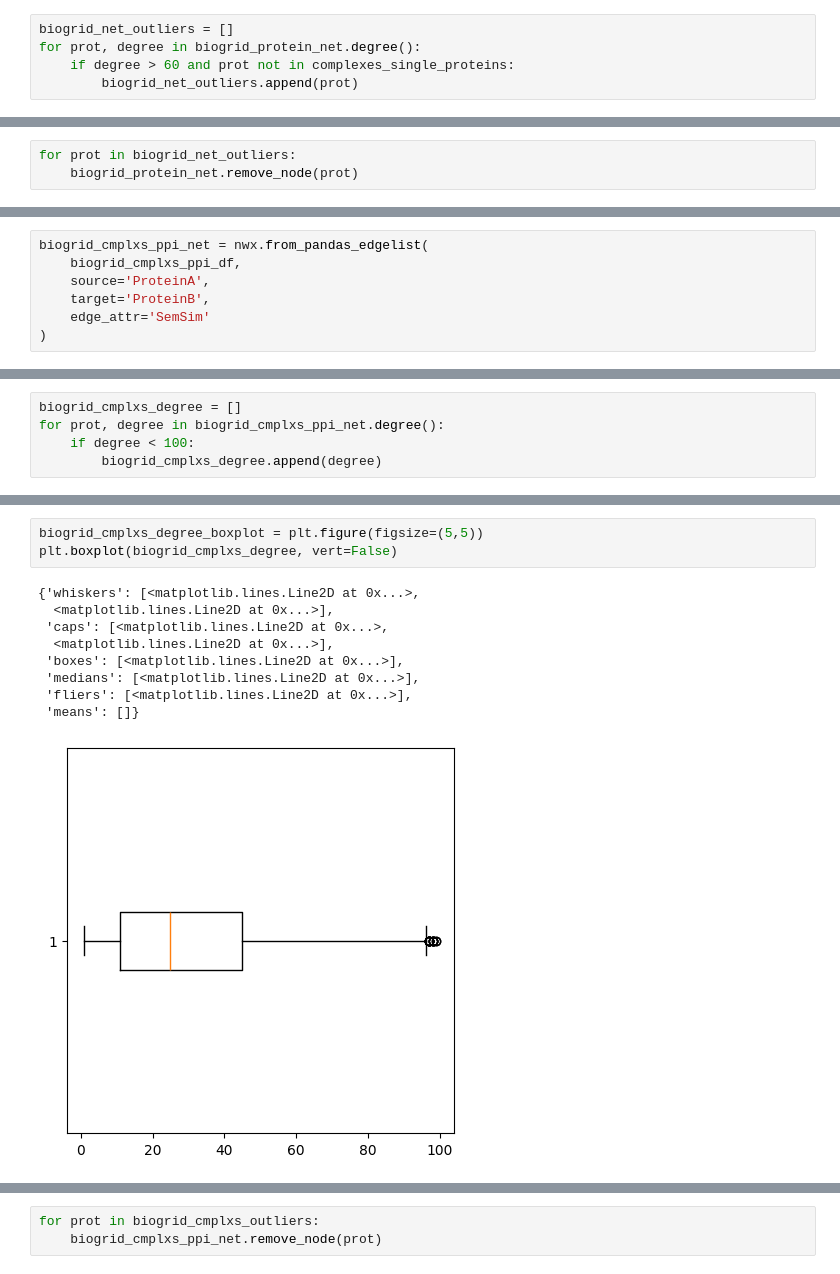
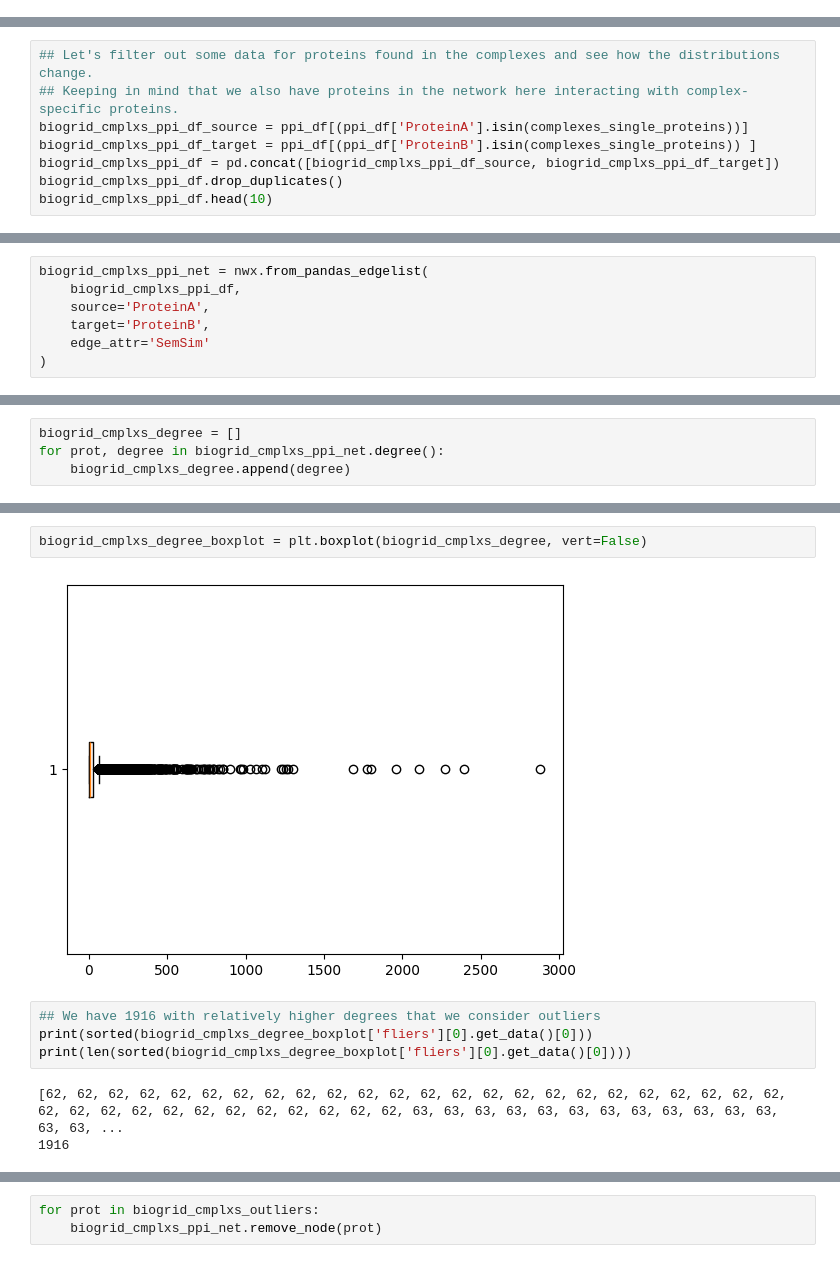
Before and after one commit to mehdimerbah/TDA-PPIN, a Jupyter notebook: preprocessing/EDA_DataPreprocessing.ipynb, the cells around one changed output, grey strips where cells are left out. Saved outputs shown, nothing was run; the diff lists cells and outputs as text.

Commit message:
Updated EDA, changed subsetting for cmplx prots

```diff
--- a/preprocessing/EDA_DataPreprocessing.ipynb
+++ b/preprocessing/EDA_DataPreprocessing.ipynb
@@ -176,5 +153,0 @@ print(len(biogrid_net_degrees)/len(ppi_single_proteins)*100)
-# %%
-biogrid_net_outliers = []
-for prot, degree in biogrid_protein_net.degree():
-    if degree > 60 and prot not in complexes_single_proteins:
-        biogrid_net_outliers.append(prot)
@@ -185,3 +153,0 @@ len(biogrid_net_outliers)
-# %%
-for prot in biogrid_net_outliers:
-    biogrid_protein_net.remove_node(prot)
@@ -262,0 +218,8 @@ biogrid_cmplxs_ppi_df.sort_values(by='SemSim')
+# %%
+## Let's filter out some data for proteins found in the complexes and see how the distributions change.
+## Keeping in mind that we also have proteins in the network here interacting with complex-specific proteins.
+biogrid_cmplxs_ppi_df_source = ppi_df[(ppi_df['ProteinA'].isin(complexes_single_proteins))]
+biogrid_cmplxs_ppi_df_target = ppi_df[(ppi_df['ProteinB'].isin(complexes_single_proteins)) ]
+biogrid_cmplxs_ppi_df = pd.concat([biogrid_cmplxs_ppi_df_source, biogrid_cmplxs_ppi_df_target])
+biogrid_cmplxs_ppi_df.drop_duplicates()
+biogrid_cmplxs_ppi_df.head(10)
@@ -301,7 +274,6 @@ plt.boxplot(biogrid_cmplxs_semsim, vert=False)
 # %%
 biogrid_cmplxs_degree = []
 for prot, degree in biogrid_cmplxs_ppi_net.degree():
-    if degree < 100:
-        biogrid_cmplxs_degree.append(degree)
+    biogrid_cmplxs_degree.append(degree)
 # %%
 print(np.max(biogrid_cmplxs_degree))
@@ -320,14 +294,12 @@ ModeResult(mode=9, count=85)
 # %%
-biogrid_cmplxs_degree_boxplot = plt.figure(figsize=(5,5))
-plt.boxplot(biogrid_cmplxs_degree, vert=False)
+biogrid_cmplxs_degree_boxplot = plt.boxplot(biogrid_cmplxs_degree, vert=False)
 # %% [output]
-{'whiskers': [<matplotlib.lines.Line2D at 0x...>,
-  <matplotlib.lines.Line2D at 0x...>],
- 'caps': [<matplotlib.lines.Line2D at 0x...>,
-  <matplotlib.lines.Line2D at 0x...>],
- 'boxes': [<matplotlib.lines.Line2D at 0x...>],
- 'medians': [<matplotlib.lines.Line2D at 0x...>],
- 'fliers': [<matplotlib.lines.Line2D at 0x...>],
- 'means': []}
-[figure, old version]
+[figure, new version]
+# %%
+## We have 1916 with relatively higher degrees that we consider outliers
+print(sorted(biogrid_cmplxs_degree_boxplot['fliers'][0].get_data()[0]))
+print(len(sorted(biogrid_cmplxs_degree_boxplot['fliers'][0].get_data()[0])))
+# %% [output]
+[62, 62, 62, 62, 62, 62, 62, 62, 62, 62, 62, 62, 62, 62, 62, 62, 62, 62, 62, 62, 62, 62, 62, 62, 62, 62, 62, 62, 62, 62, 62, 62, 62, 62, 62, 62, 63, 63, 63, 63, 63, 63, 63, 63, 63, 63, 63, 63, 63, 63, ...
+1916
 # %%
```
Also changed, not shown: parts of 25 cells of this notebook.
